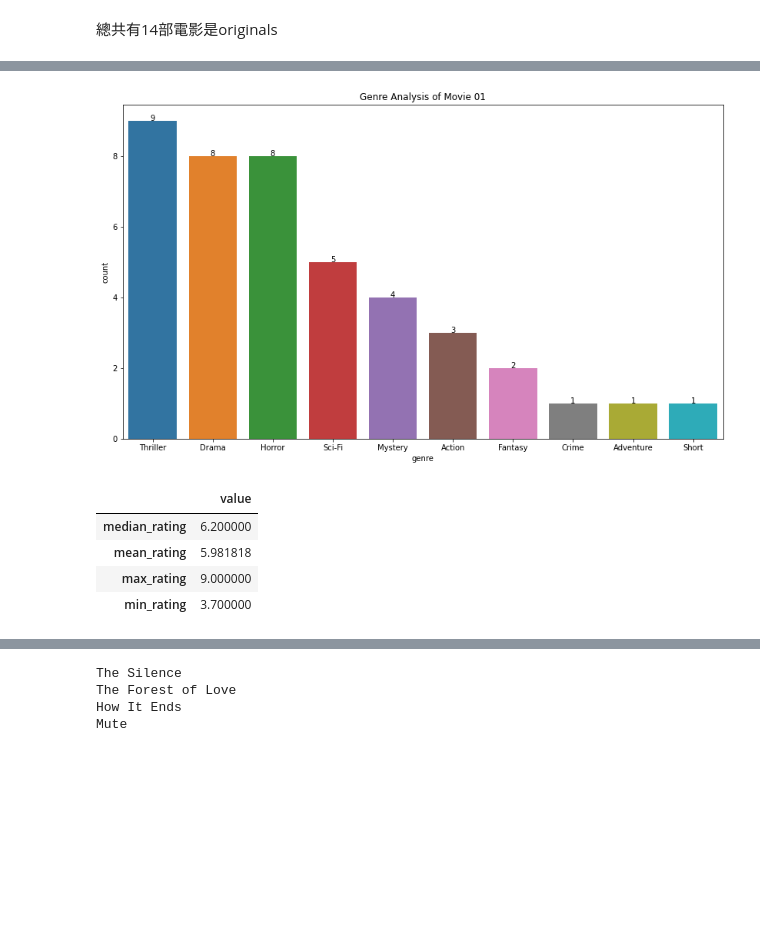
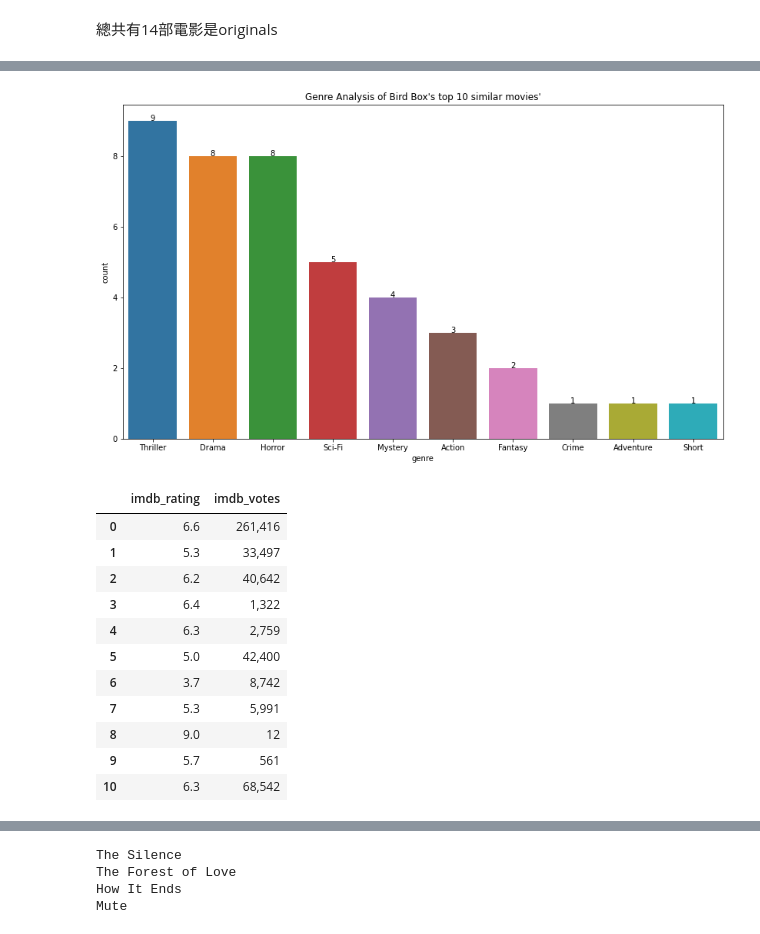
Before and after one commit to hsi-cy/dissertation, a Jupyter notebook: dissertation_v3.ipynb, the cells around one changed output, grey strips where cells are left out. Cells and saved outputs as stored; diff of their text form; code cells hidden in the pictures; blank space fills up the shorter version.

```diff
--- a/dissertation_v3.ipynb
+++ b/dissertation_v3.ipynb
@@ -293,18 +316,21 @@ sns.barplot(x='year', y='count', data=mv01_year)
 # %%
-from collections import defaultdict
-count = defaultdict(int)
-for g in mv01.genre:
-    for each in g.split(','):
-        each = each.rstrip().lstrip()
-        count[each] += 1
-genre_analysis = pd.DataFrame(data=[count])
-genre_analysis = genre_analysis.transpose().reset_index().rename(columns={'index':'genre',0:'count'})
-genre_analysis = genre_analysis.sort_values(by='count', ascending=False)
+def genre_analysis(df, save=False, title=None):
+    title = df.title.tolist()[0]
+    count = defaultdict(int)
+    for g in df.genre:
+        for each in g.split(','):
+            each = each.rstrip().lstrip()
+            count[each] += 1
+    genre_analysis = pd.DataFrame(data=[count])
+    genre_analysis = genre_analysis.transpose().reset_index().rename(columns={'index':'genre',0:'count'})
+    genre_analysis = genre_analysis.sort_values(by='count', ascending=False)
 
-fig, ax = plt.subplots(figsize=(14,8))
-sns.barplot(x='genre', y='count', data=genre_analysis)
-show_values_on_bars(ax)
-plt.title('Genre Analysis of Movie 01')
-plt.show()
+    fig, ax = plt.subplots(figsize=(14,8))
+    sns.barplot(x='genre', y='count', data=genre_analysis)
+    show_values_on_bars(ax)
+    plt.title(f"Genre Analysis of {title}'s top 10 similar movies'")
+    plt.show()
+
+    if save==True:
+        fileName = input()
+        plt.savefig(fileName+'.png')
-# %% [output]
-[figure, removed]
@@ -323,8 +337,19 @@ imdb_ratingDf = pd.DataFrame(data=[imdb_rating])
-# %%
-imdb_ratingDf.transpose().rename(columns={0:'value'})
-# %% [output]
-|  | value |
-| median_rating | 6.200000 |
-| mean_rating | 5.981818 |
-| max_rating | 9.000000 |
-| min_rating | 3.700000 |
+# %%
+genre_analysis(mv01)
+# %% [output]
+[figure, added]
+# %%
+mv01[['imdb_rating','imdb_votes']]
+# %% [output]
+|  | imdb_rating | imdb_votes |
+| 0 | 6.6 | 261,416 |
+| 1 | 5.3 | 33,497 |
+| 2 | 6.2 | 40,642 |
+| 3 | 6.4 | 1,322 |
+| 4 | 6.3 | 2,759 |
+| 5 | 5.0 | 42,400 |
+| 6 | 3.7 | 8,742 |
+| 7 | 5.3 | 5,991 |
+| 8 | 9.0 | 12 |
+| 9 | 5.7 | 561 |
+| 10 | 6.3 | 68,542 |
```
Also changed, not shown: parts of 12 cells of this notebook.
